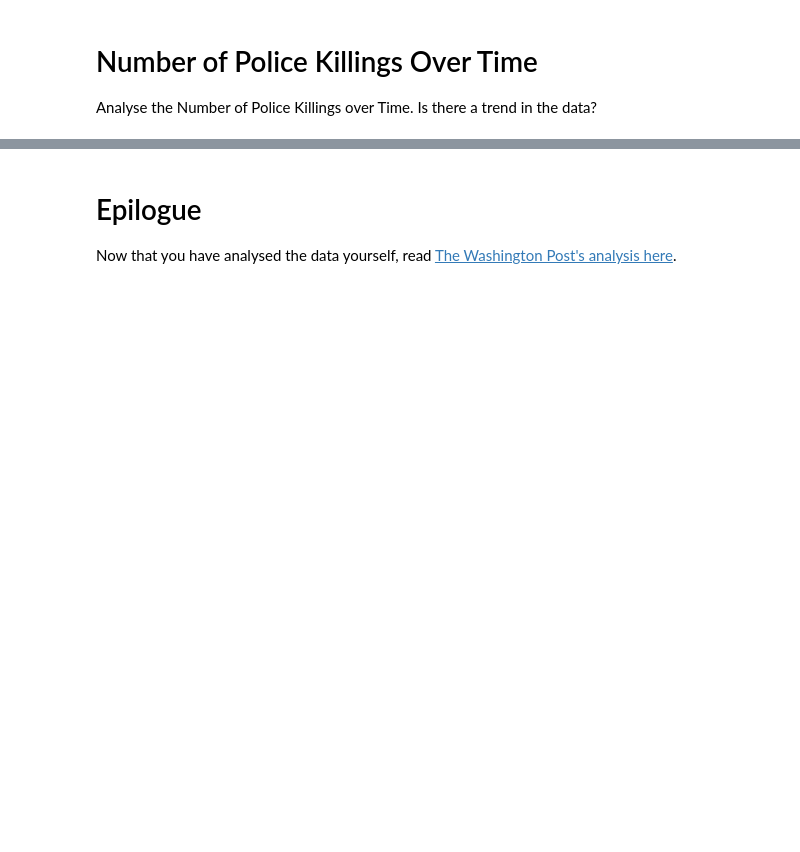
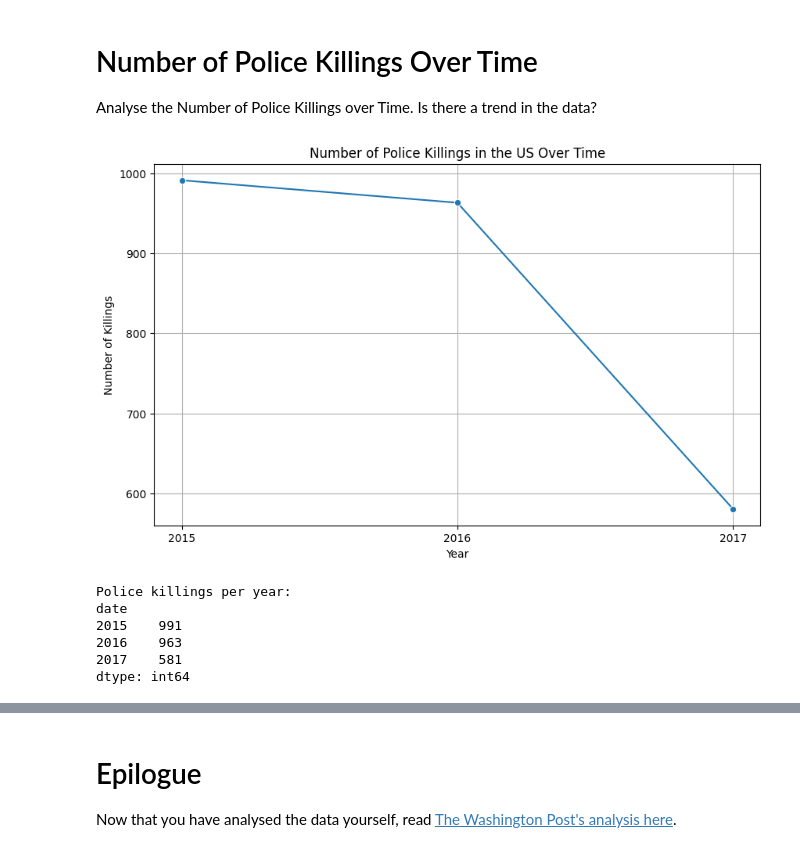
Before and after one commit to Griffin-lubisiaMulemia/Fatal-Force, a Jupyter notebook: Fatal_Force_(start).ipynb, the cells around one changed output, grey strips where cells are left out. Saved outputs shown, nothing was run; the diff lists cells and outputs as text; code cells hidden in the pictures; blank space fills up the shorter version.

```diff
--- a/Fatal_Force_(start).ipynb
+++ b/Fatal_Force_(start).ipynb
@@ -571,3 +669,51 @@ Which states are the most dangerous? Compare your map with your previous chart.
 # Number of Police Killings Over Time
 
 Analyse the Number of Police Killings over Time. Is there a trend in the data?
+# %%
+# Convert the 'date' column to datetime
+df_fatalities['date'] = pd.to_datetime(df_fatalities['date'], format='%d/%m/%y', errors='coerce')
+
+# Group by year and count the number of killings per year
+killings_per_year = df_fatalities.groupby(df_fatalities['date'].dt.year).size()
+
+# Plot the number of police killings over time
+plt.figure(figsize=(10, 6))
+sns.lineplot(x=killings_per_year.index, y=killings_per_year.values, marker='o')
+plt.title('Number of Police Killings in the US Over Time')
+plt.xlabel('Year')
+plt.ylabel('Number of Killings')
+plt.xticks(killings_per_year.index)
+plt.grid(True)
+plt.show()
+
+# Display the yearly counts
+print("Police killings per year:")
+print(killings_per_year)
+# %%
+# Convert the 'date' column to datetime
+df_fatalities['date'] = pd.to_datetime(df_fatalities['date'], format='%d/%m/%y', errors='coerce')
+# %%
+# Group by year and count the number of killings per year
+killings_per_year = df_fatalities.groupby(df_fatalities['date'].dt.year).size()
+# %%
+# Plot the number of police killings over time
+plt.figure(figsize=(10, 6))
+sns.lineplot(x=killings_per_year.index, y=killings_per_year.values, marker='o')
+plt.title('Number of Police Killings in the US Over Time')
+plt.xlabel('Year')
+plt.ylabel('Number of Killings')
+plt.xticks(killings_per_year.index)
+plt.grid(True)
+plt.show()
+
+# Display the yearly counts
+print("Police killings per year:")
+print(killings_per_year)
+# %% [output]
+[figure, added]
+Police killings per year:
+date
+2015    991
+2016    963
+2017    581
+dtype: int64
```
Also changed, not shown: parts of 7 cells of this notebook.
